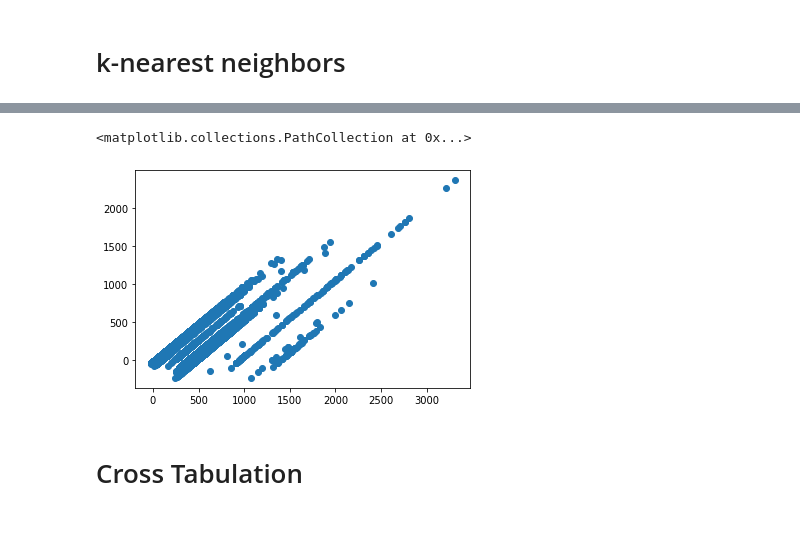
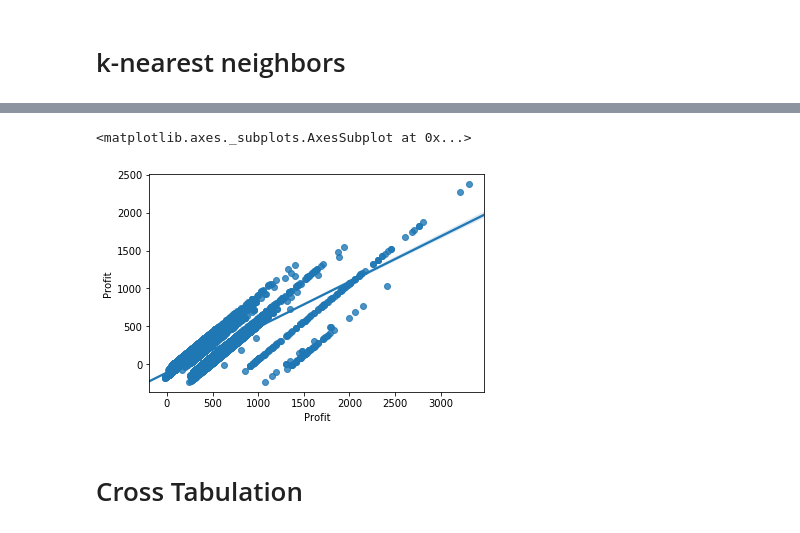
Before and after one commit to ed-biz23/data-sci-project, a Jupyter notebook: Project.ipynb, the cells around one changed output, grey strips where cells are left out. Drawn from its saved outputs; the diff is of its cells as text; code cells hidden in the pictures.

```diff
--- a/Project.ipynb
+++ b/Project.ipynb
@@ -277,8 +277,8 @@ y_pred = k3nn.predict(X_test)
 # %%
-plt.scatter(y_test, y_test - y_pred)
+sns.regplot(y_test, y_test - y_pred)
 # %% [output]
-<matplotlib.collections.PathCollection at 0x...>
+<matplotlib.axes._subplots.AxesSubplot at 0x...>
-[figure, old version]
+[figure, new version]
 # %% [markdown]
 # Cross Tabulation
 # %%
```
Also changed, not shown: parts of 7 cells of this notebook, 7 other files.
